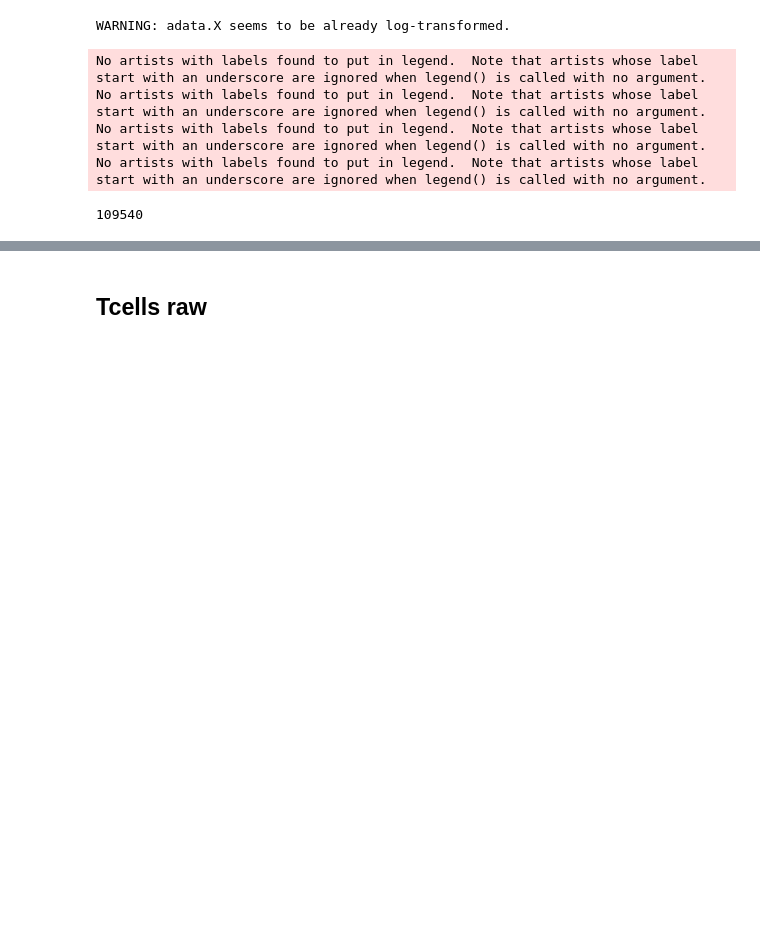
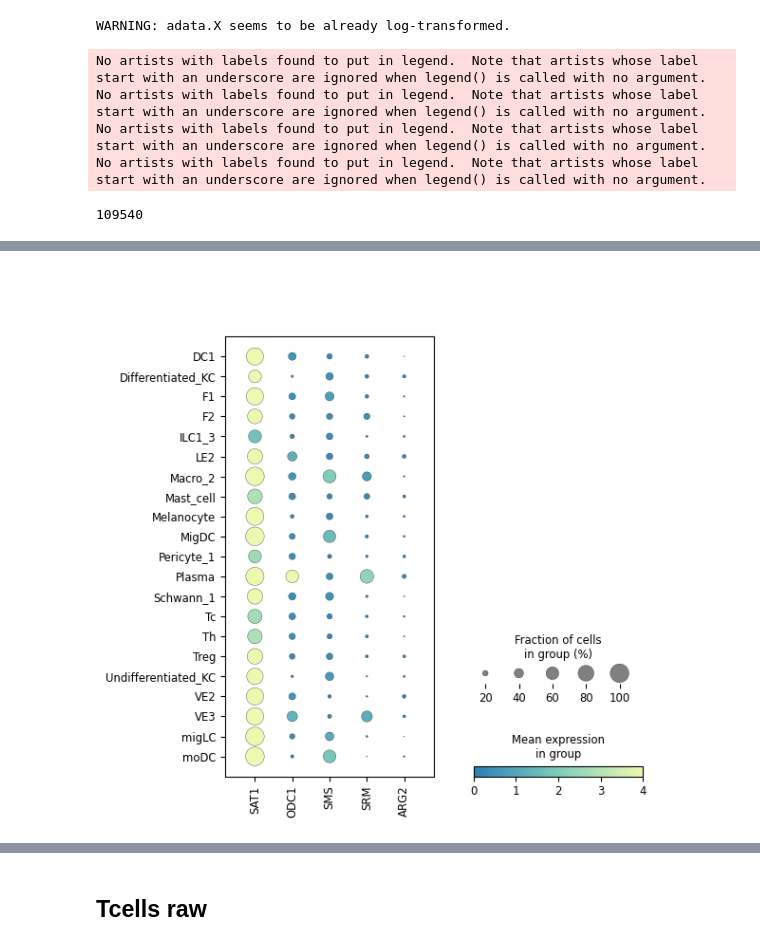
Before and after one commit to menchelab/Neuwirth_Malzl_et_al_2024, a Jupyter notebook: notebooks/generate_plots_for_figures.ipynb, the cells around one changed output, grey strips where cells are left out. Saved outputs shown, nothing was run; the diff lists cells and outputs as text; code cells hidden in the pictures; blank space fills up the shorter version.

Commit message:
redo polyamine dotplots

```diff
--- a/notebooks/generate_plots_for_figures.ipynb
+++ b/notebooks/generate_plots_for_figures.ipynb
@@ -206,0 +209,5 @@ gc.collect()
+# %%
+adata = sc.read_h5ad(
+    '../data/tissue.scps.integrated.annotated.h5ad'
+)
+adata
@@ -206,0 +222,26 @@ gc.collect()
+# %%
+adata.obs.loc[:, 'cell_type'] = adata.obs.cell_type.apply(
+    lambda x: 'Treg' if x.startswith('Treg') else x
+)
+# %%
+%matplotlib inline
+polyamine_genes = ['SAT1', 'ODC1', 'SMS', 'SRM', 'ARG2']
+fig, ax = plt.subplots()
+sc.pl.dotplot(
+    adata[adata.obs.status != 'normal'],
+    groupby = 'cell_type',
+    var_names = polyamine_genes,
+    ax = ax,
+    expression_cutoff = 0.1,
+    show = False,
+    vmin = 0,
+    vmax = 4,
+    cmap = cmap
+)
+
+fig.set_figwidth(6)
+fig.set_figheight(6)
+fig.tight_layout()
+fig.savefig(f'../plots/dotplots/tissue.scps.polyamine.diseases.pdf')
+# %% [output]
+[figure, added]
```
Also changed, not shown: parts of 4 cells of this notebook, 2 other files.
